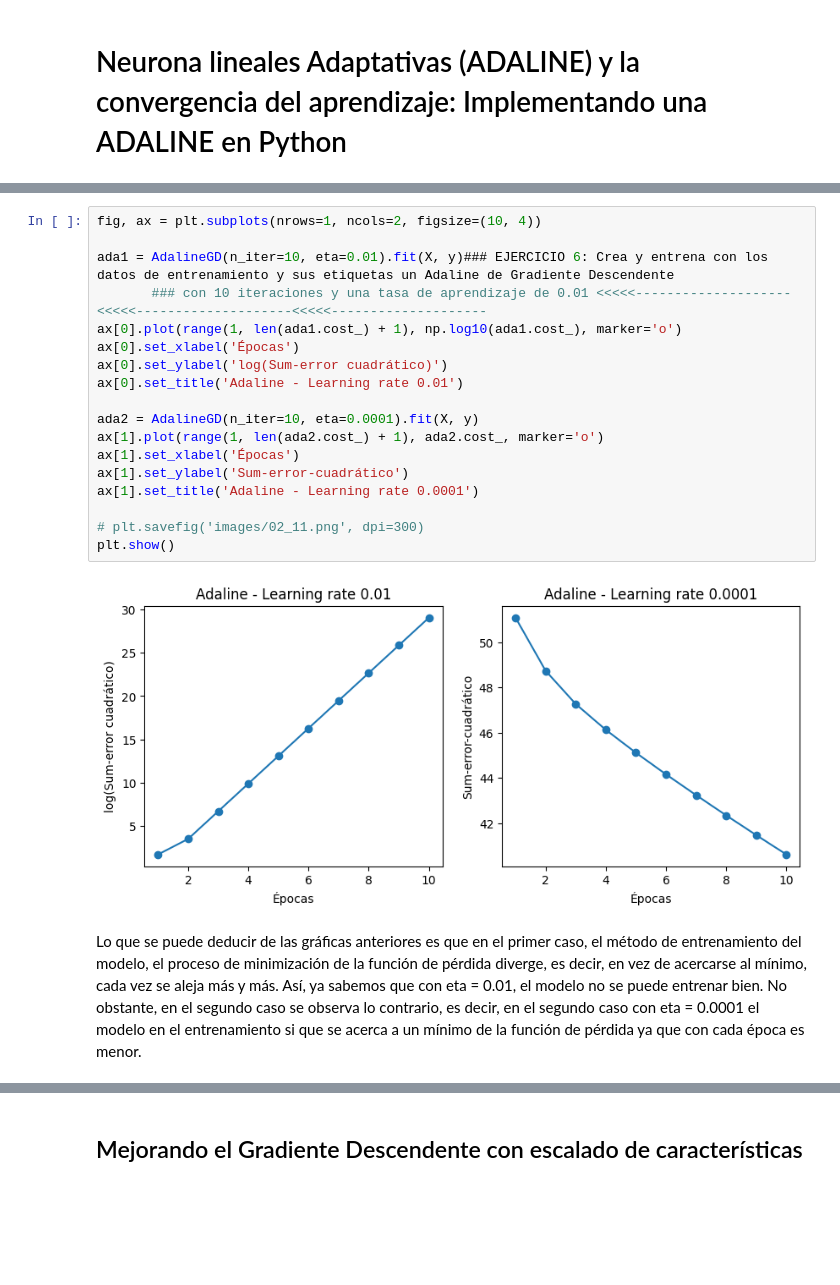
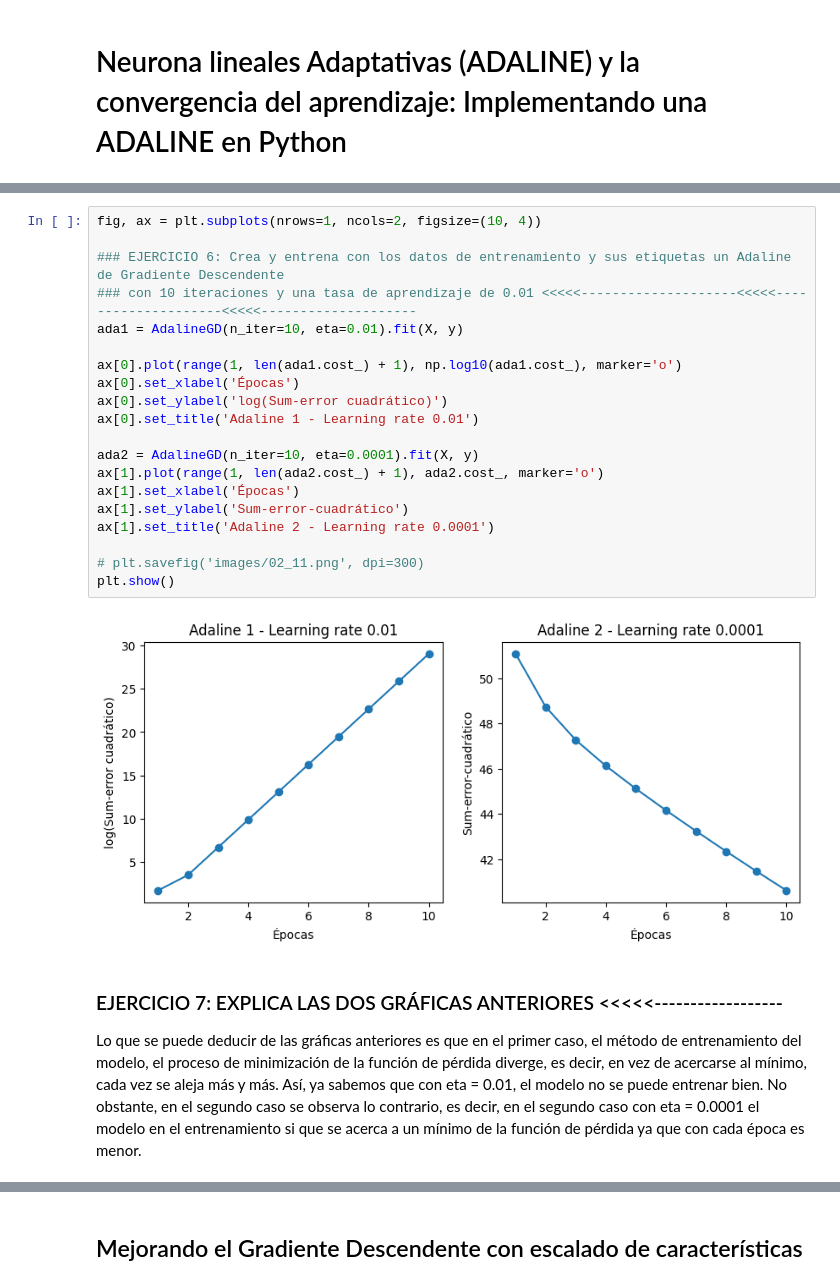
Before and after one commit to mpoyatos/APRENDIZAJE_AUTOMATICO_23_24, a Jupyter notebook: EJERCICIOS/2_4_Perceptron_y_Adaline_Ejercicio.ipynb, the cells around one changed output, grey strips where cells are left out. Drawn from its saved outputs; the diff is of its cells as text; blank space fills up the shorter version.

```diff
--- a/EJERCICIOS/2_4_Perceptron_y_Adaline_Ejercicio.ipynb
+++ b/EJERCICIOS/2_4_Perceptron_y_Adaline_Ejercicio.ipynb
@@ -296,22 +311,26 @@ class AdalineGD(object):
 # %%
 fig, ax = plt.subplots(nrows=1, ncols=2, figsize=(10, 4))
 
-ada1 = AdalineGD(n_iter=10, eta=0.01).fit(X, y)### EJERCICIO 6: Crea y entrena con los datos de entrenamiento y sus etiquetas un Adaline de Gradiente Descendente
-       ### con 10 iteraciones y una tasa de aprendizaje de 0.01 <<<<<--------------------<<<<<--------------------<<<<<--------------------
+### EJERCICIO 6: Crea y entrena con los datos de entrenamiento y sus etiquetas un Adaline de Gradiente Descendente
+### con 10 iteraciones y una tasa de aprendizaje de 0.01 <<<<<--------------------<<<<<--------------------<<<<<--------------------
+ada1 = AdalineGD(n_iter=10, eta=0.01).fit(X, y)
+
 ax[0].plot(range(1, len(ada1.cost_) + 1), np.log10(ada1.cost_), marker='o')
 ax[0].set_xlabel('Épocas')
 ax[0].set_ylabel('log(Sum-error cuadrático)')
-ax[0].set_title('Adaline - Learning rate 0.01')
+ax[0].set_title('Adaline 1 - Learning rate 0.01')
 
 ada2 = AdalineGD(n_iter=10, eta=0.0001).fit(X, y)
 ax[1].plot(range(1, len(ada2.cost_) + 1), ada2.cost_, marker='o')
 ax[1].set_xlabel('Épocas')
 ax[1].set_ylabel('Sum-error-cuadrático')
-ax[1].set_title('Adaline - Learning rate 0.0001')
+ax[1].set_title('Adaline 2 - Learning rate 0.0001')
 
 # plt.savefig('images/02_11.png', dpi=300)
 plt.show()
 # %% [output]
-[figure, old version]
+[figure, new version]
 # %% [markdown]
+### EJERCICIO 7: EXPLICA LAS DOS GRÁFICAS ANTERIORES <<<<<------------------
+
 Lo que se puede deducir de las gráficas anteriores es que en el primer caso,  el método de entrenamiento del modelo, el proceso de minimización de la función de pérdida diverge, es decir, en vez de acercarse al mínimo, cada vez se aleja más y más. Así, ya sabemos que con eta = 0.01, el modelo no se puede entrenar bien. No obstante, en el segundo caso se observa lo contrario, es decir, en el segundo caso con eta = 0.0001 el modelo en el entrenamiento si que se acerca a un mínimo de la función de pérdida ya que con cada época es menor.
```
Also changed, not shown: parts of 21 cells of this notebook.
